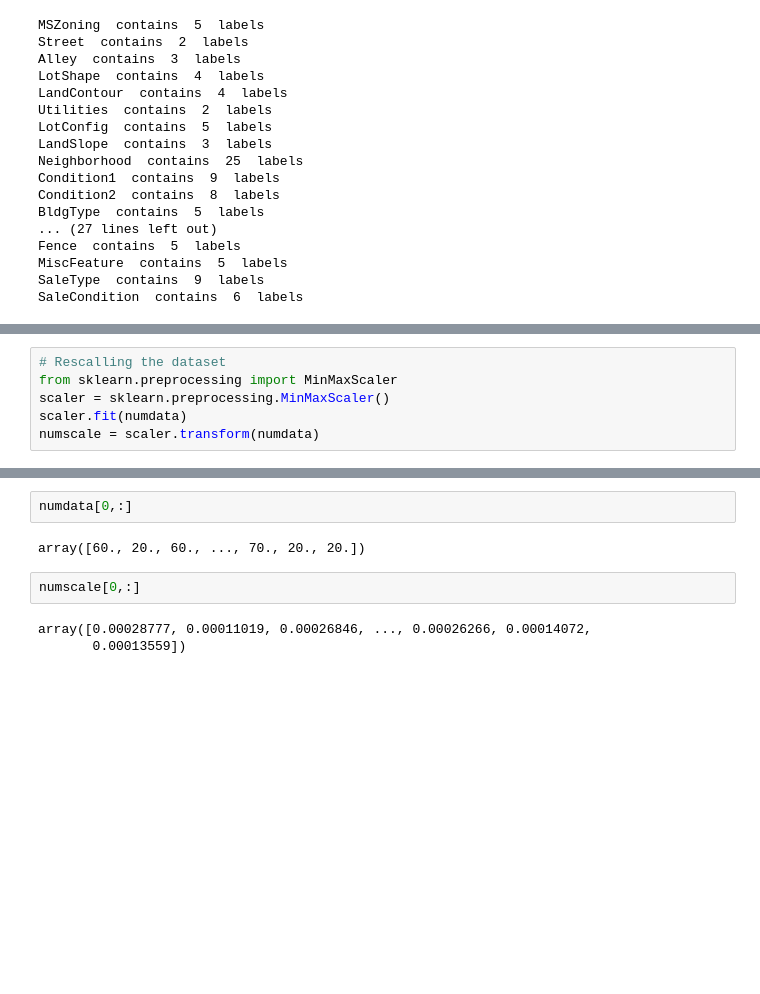
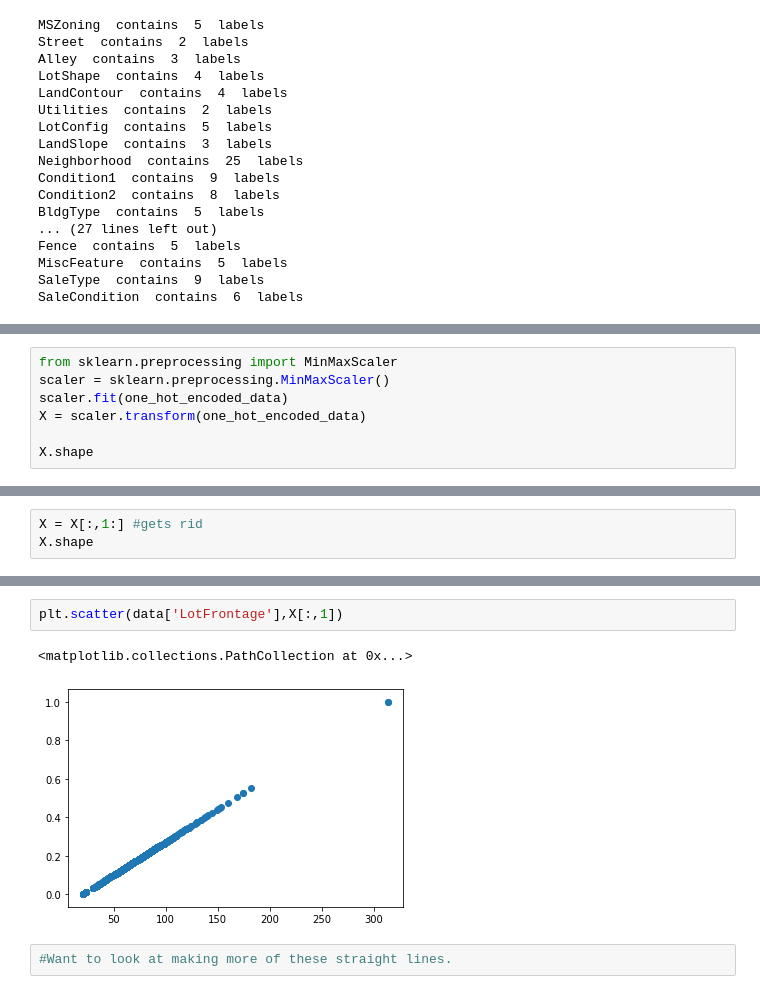
Before and after one commit to roybibek/regression_modeling, a Jupyter notebook: House_Price_Prediction.ipynb, the cells around one changed output, grey strips where cells are left out. Cells and saved outputs as stored; diff of their text form; blank space fills up the shorter version.

```diff
--- a/House_Price_Prediction.ipynb
+++ b/House_Price_Prediction.ipynb
@@ -515,6 +537,7 @@ numdata = numdata.T
 # %%
-# Rescalling the dataset
 from sklearn.preprocessing import MinMaxScaler
 scaler = sklearn.preprocessing.MinMaxScaler()
-scaler.fit(numdata)
-numscale = scaler.transform(numdata)
+scaler.fit(one_hot_encoded_data)
+X = scaler.transform(one_hot_encoded_data)
+
+X.shape
@@ -520,0 +546,3 @@ numscale = scaler.transform(numdata)
+# %%
+X = X[:,1:] #gets rid
+X.shape
@@ -523,12 +553,10 @@ plt.scatter(numdata[:,0],numscale[:,0])
 # %% [output]
 <matplotlib.collections.PathCollection at 0x...>
 [figure]
-# %%
-numdata[0,:]
-# %% [output]
-array([60., 20., 60., ..., 70., 20., 20.])
-# %%
-numscale[0,:]
-# %% [output]
-array([0.00028777, 0.00011019, 0.00026846, ..., 0.00026266, 0.00014072,
-       0.00013559])
+# %%
+plt.scatter(data['LotFrontage'],X[:,1])
+# %% [output]
+<matplotlib.collections.PathCollection at 0x...>
+[figure, added]
+# %%
+#Want to look at making more of these straight lines.
```
Also changed, not shown: parts of 18 cells of this notebook.
